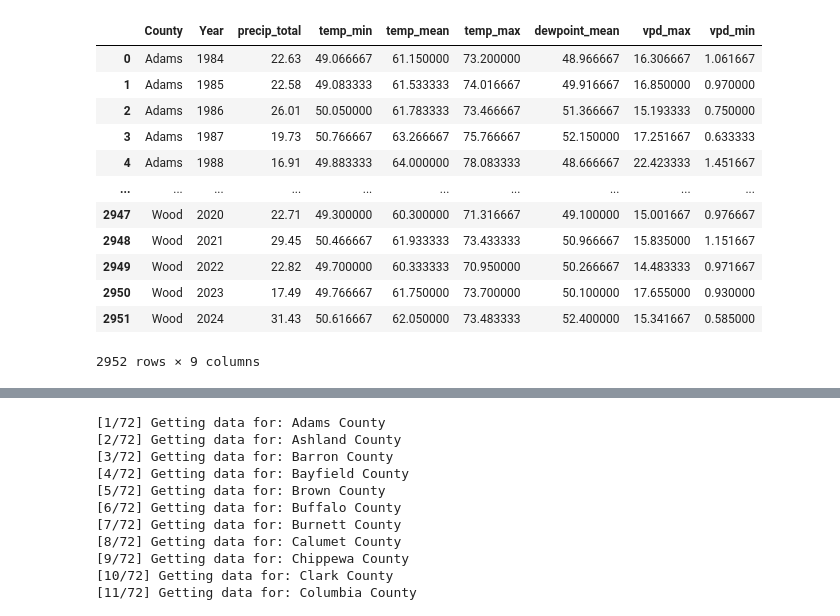
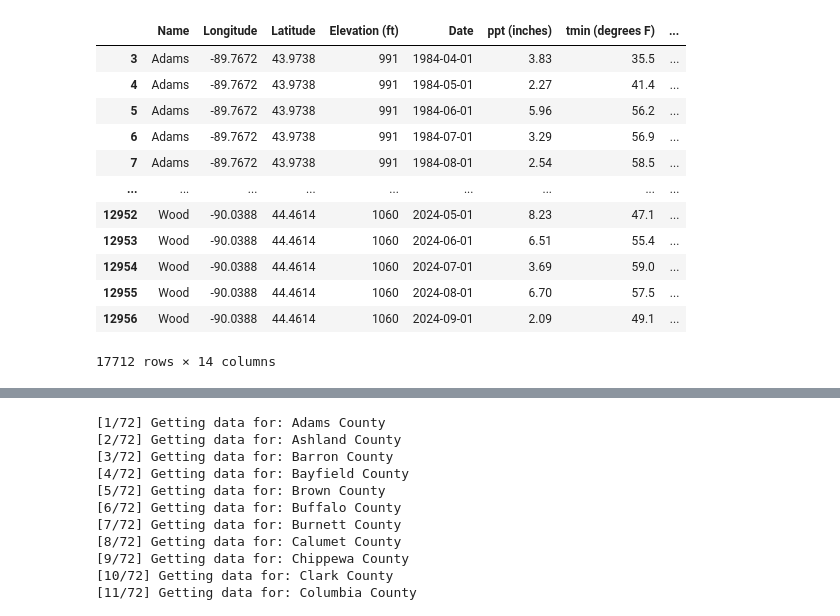
Before and after one commit to cchen744/CornYield_NN, a Jupyter notebook: get_data.ipynb, the cells around one changed output, grey strips where cells are left out. Cells and saved outputs as stored; diff of their text form; code cells hidden in the pictures.

```diff
--- a/get_data.ipynb
+++ b/get_data.ipynb
@@ -126,60 +142,35 @@ nasa_df
 # %%
 # GET PRISM DATA
 # prism data: https://prism.oregonstate.edu/explorer/bulk.php
 
 csv_list = ['prism_weather_1984-1994.csv', 'prism_weather_1995-2009.csv', 'prism_weather_2010-2024.csv']
 dfs = []
 
 for csv in csv_list:
     df = pd.read_csv(csv)
 
     df['Date'] = pd.to_datetime(df['Date'])
     df['Year'] = df['Date'].dt.year
     df['Month'] = df['Date'].dt.month
 
     # use april to september
-    growing_season = df[df['Month'].between(4, 9)]
+    df = df[df['Month'].between(4, 9)]
 
-    aggregated = growing_season.groupby(['Name', 'Year']).agg({
-        'ppt (inches)': 'sum',            # total precipitation during growing season
-        'tmin (degrees F)': 'mean',       # average minimum temperature
-        'tmean (degrees F)': 'mean',      # average mean temperature
-        'tmax (degrees F)': 'mean',       # average maximum temperature
-        'tdmean (degrees F)': 'mean',     # average dew point temperature
-        'vpdmax (hPa)': 'mean',           # average maximum vapor pressure deficit
-        'vpdmin (hPa)': 'mean'            # average minimum vapor pressure deficit
-    }).reset_index()
-
-    dfs.append(aggregated)
+    dfs.append(df)
 
 prism_df = pd.concat(dfs)
-
-prism_df = prism_df.rename(columns={
-    'Name': 'County',
-    'ppt (inches)': 'precip_total',
-    'tmin (degrees F)': 'temp_min',
-    'tmean (degrees F)': 'temp_mean',
-    'tmax (degrees F)': 'temp_max',
-    'tdmean (degrees F)': 'dewpoint_mean',
-    'vpdmax (hPa)': 'vpd_max',
-    'vpdmin (hPa)': 'vpd_min'
-})
-
-prism_df = prism_df.sort_values(['County', 'Year']).reset_index(drop=True)
-prism_df.to_csv('prism_weather.csv', index=False)
-
 prism_df
 # %% [output]
-|  | County | Year | precip_total | temp_min | temp_mean | temp_max | dewpoint_mean | vpd_max | vpd_min |
-| 0 | Adams | 1984 | 22.63 | 49.066667 | 61.150000 | 73.200000 | 48.966667 | 16.306667 | 1.061667 |
-| 1 | Adams | 1985 | 22.58 | 49.083333 | 61.533333 | 74.016667 | 49.916667 | 16.850000 | 0.970000 |
-| 2 | Adams | 1986 | 26.01 | 50.050000 | 61.783333 | 73.466667 | 51.366667 | 15.193333 | 0.750000 |
-| 3 | Adams | 1987 | 19.73 | 50.766667 | 63.266667 | 75.766667 | 52.150000 | 17.251667 | 0.633333 |
-| 4 | Adams | 1988 | 16.91 | 49.883333 | 64.000000 | 78.083333 | 48.666667 | 22.423333 | 1.451667 |
-| ... | ... | ... | ... | ... | ... | ... | ... | ... | ... |
-| 2947 | Wood | 2020 | 22.71 | 49.300000 | 60.300000 | 71.316667 | 49.100000 | 15.001667 | 0.976667 |
-| 2948 | Wood | 2021 | 29.45 | 50.466667 | 61.933333 | 73.433333 | 50.966667 | 15.835000 | 1.151667 |
-| 2949 | Wood | 2022 | 22.82 | 49.700000 | 60.333333 | 70.950000 | 50.266667 | 14.483333 | 0.971667 |
-| 2950 | Wood | 2023 | 17.49 | 49.766667 | 61.750000 | 73.700000 | 50.100000 | 17.655000 | 0.930000 |
-| 2951 | Wood | 2024 | 31.43 | 50.616667 | 62.050000 | 73.483333 | 52.400000 | 15.341667 | 0.585000 |
+|  | Name | Longitude | Latitude | Elevation (ft) | Date | ppt (inches) | tmin (degrees F) | ... |
+| 3 | Adams | -89.7672 | 43.9738 | 991 | 1984-04-01 | 3.83 | 35.5 | ... |
+| 4 | Adams | -89.7672 | 43.9738 | 991 | 1984-05-01 | 2.27 | 41.4 | ... |
+| 5 | Adams | -89.7672 | 43.9738 | 991 | 1984-06-01 | 5.96 | 56.2 | ... |
+| 6 | Adams | -89.7672 | 43.9738 | 991 | 1984-07-01 | 3.29 | 56.9 | ... |
+| 7 | Adams | -89.7672 | 43.9738 | 991 | 1984-08-01 | 2.54 | 58.5 | ... |
+| ... | ... | ... | ... | ... | ... | ... | ... | ... |
+| 12952 | Wood | -90.0388 | 44.4614 | 1060 | 2024-05-01 | 8.23 | 47.1 | ... |
+| 12953 | Wood | -90.0388 | 44.4614 | 1060 | 2024-06-01 | 6.51 | 55.4 | ... |
+| 12954 | Wood | -90.0388 | 44.4614 | 1060 | 2024-07-01 | 3.69 | 59.0 | ... |
+| 12955 | Wood | -90.0388 | 44.4614 | 1060 | 2024-08-01 | 6.70 | 57.5 | ... |
+| 12956 | Wood | -90.0388 | 44.4614 | 1060 | 2024-09-01 | 2.09 | 49.1 | ... |
-2952 rows × 9 columns
+17712 rows × 14 columns
```
Also changed, not shown: parts of 7 cells of this notebook, 4 other files.
